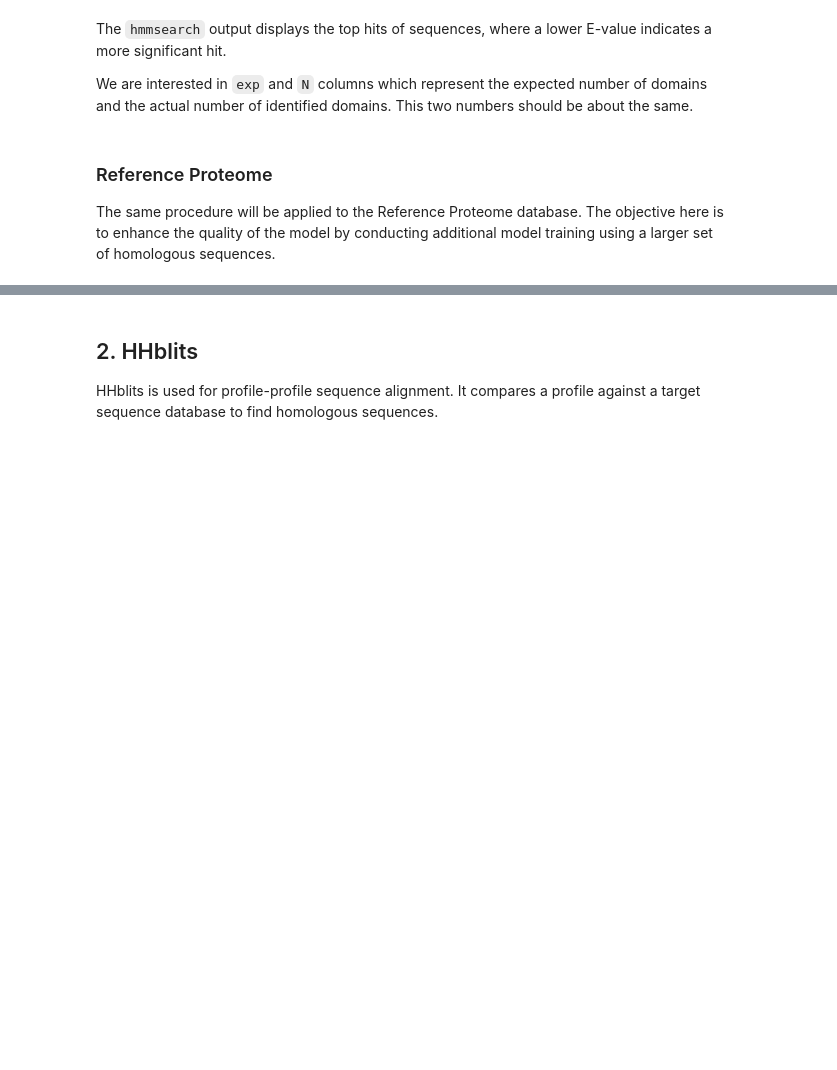
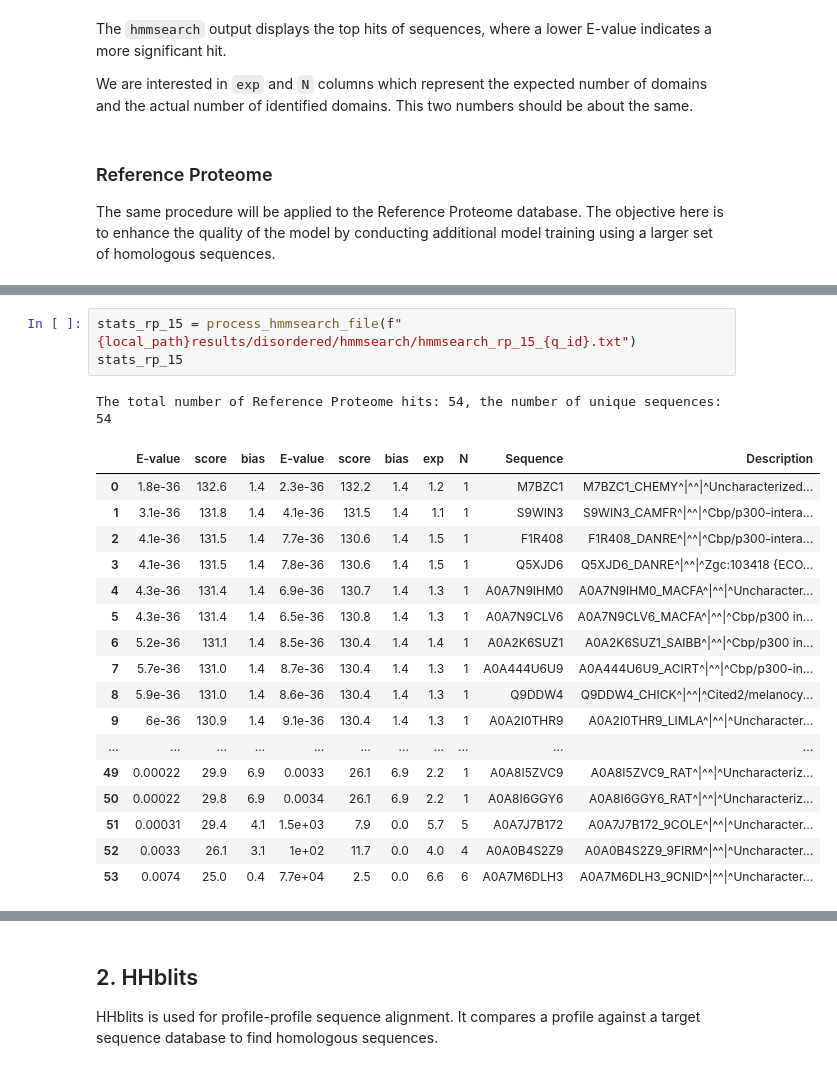
Before and after one commit to AlyaHarvelle/HMMER, a Jupyter notebook: HMM.ipynb, the cells around one changed output, grey strips where cells are left out. Cells and saved outputs as stored; diff of their text form; blank space fills up the shorter version.

```diff
--- a/HMM.ipynb
+++ b/HMM.ipynb
@@ -147,0 +145,22 @@ The total number of Reference Proteome hits: 801, the number of unique sequences
+# %%
+stats_rp_15 = process_hmmsearch_file(f"{local_path}results/disordered/hmmsearch/hmmsearch_rp_15_{q_id}.txt")
+stats_rp_15
+# %% [output]
+The total number of Reference Proteome hits: 54, the number of unique sequences: 54
+|  | E-value | score | bias | E-value | score | bias | exp | N | Sequence | Description |
+| 0 | 1.8e-36 | 132.6 | 1.4 | 2.3e-36 | 132.2 | 1.4 | 1.2 | 1 | M7BZC1 | M7BZC1_CHEMY^|^^|^Uncharacterized... |
+| 1 | 3.1e-36 | 131.8 | 1.4 | 4.1e-36 | 131.5 | 1.4 | 1.1 | 1 | S9WIN3 | S9WIN3_CAMFR^|^^|^Cbp/p300-intera... |
+| 2 | 4.1e-36 | 131.5 | 1.4 | 7.7e-36 | 130.6 | 1.4 | 1.5 | 1 | F1R408 | F1R408_DANRE^|^^|^Cbp/p300-intera... |
+| 3 | 4.1e-36 | 131.5 | 1.4 | 7.8e-36 | 130.6 | 1.4 | 1.5 | 1 | Q5XJD6 | Q5XJD6_DANRE^|^^|^Zgc:103418 {ECO... |
+| 4 | 4.3e-36 | 131.4 | 1.4 | 6.9e-36 | 130.7 | 1.4 | 1.3 | 1 | A0A7N9IHM0 | A0A7N9IHM0_MACFA^|^^|^Uncharacter... |
+| 5 | 4.3e-36 | 131.4 | 1.4 | 6.5e-36 | 130.8 | 1.4 | 1.3 | 1 | A0A7N9CLV6 | A0A7N9CLV6_MACFA^|^^|^Cbp/p300 in... |
+| 6 | 5.2e-36 | 131.1 | 1.4 | 8.5e-36 | 130.4 | 1.4 | 1.4 | 1 | A0A2K6SUZ1 | A0A2K6SUZ1_SAIBB^|^^|^Cbp/p300 in... |
+| 7 | 5.7e-36 | 131.0 | 1.4 | 8.7e-36 | 130.4 | 1.4 | 1.3 | 1 | A0A444U6U9 | A0A444U6U9_ACIRT^|^^|^Cbp/p300-in... |
+| 8 | 5.9e-36 | 131.0 | 1.4 | 8.6e-36 | 130.4 | 1.4 | 1.3 | 1 | Q9DDW4 | Q9DDW4_CHICK^|^^|^Cited2/melanocy... |
+| 9 | 6e-36 | 130.9 | 1.4 | 9.1e-36 | 130.4 | 1.4 | 1.3 | 1 | A0A2I0THR9 | A0A2I0THR9_LIMLA^|^^|^Uncharacter... |
+| ... | ... | ... | ... | ... | ... | ... | ... | ... | ... | ... |
+| 49 | 0.00022 | 29.9 | 6.9 | 0.0033 | 26.1 | 6.9 | 2.2 | 1 | A0A8I5ZVC9 | A0A8I5ZVC9_RAT^|^^|^Uncharacteriz... |
+| 50 | 0.00022 | 29.8 | 6.9 | 0.0034 | 26.1 | 6.9 | 2.2 | 1 | A0A8I6GGY6 | A0A8I6GGY6_RAT^|^^|^Uncharacteriz... |
+| 51 | 0.00031 | 29.4 | 4.1 | 1.5e+03 | 7.9 | 0.0 | 5.7 | 5 | A0A7J7B172 | A0A7J7B172_9COLE^|^^|^Uncharacter... |
+| 52 | 0.0033 | 26.1 | 3.1 | 1e+02 | 11.7 | 0.0 | 4.0 | 4 | A0A0B4S2Z9 | A0A0B4S2Z9_9FIRM^|^^|^Uncharacter... |
+| 53 | 0.0074 | 25.0 | 0.4 | 7.7e+04 | 2.5 | 0.0 | 6.6 | 6 | A0A7M6DLH3 | A0A7M6DLH3_9CNID^|^^|^Uncharacter... |
```
Also changed, not shown: parts of 23 cells of this notebook.
